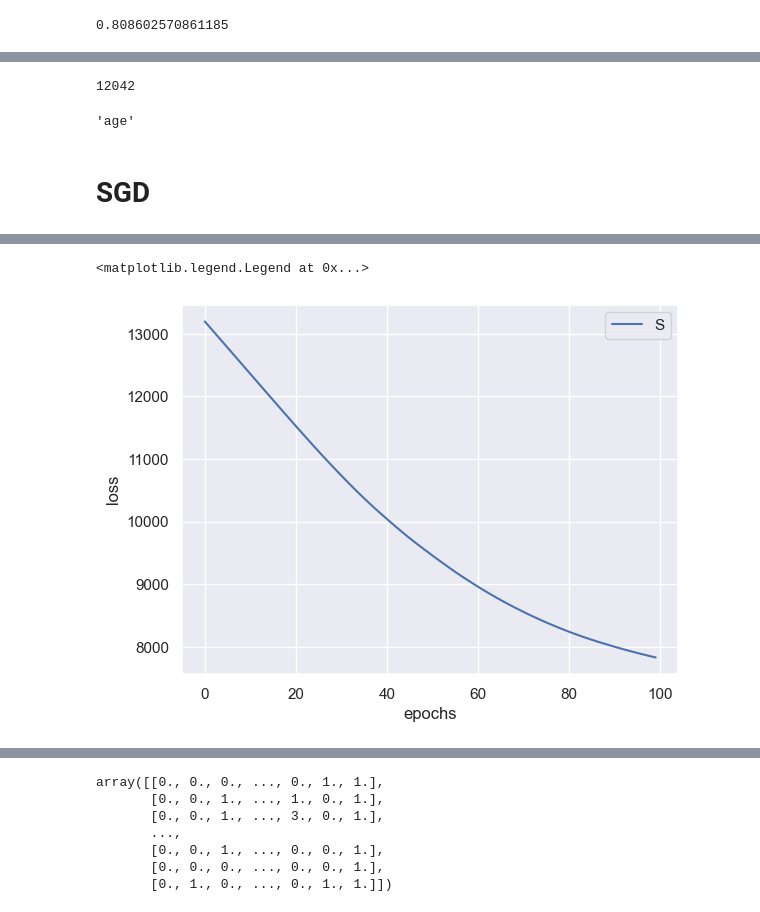
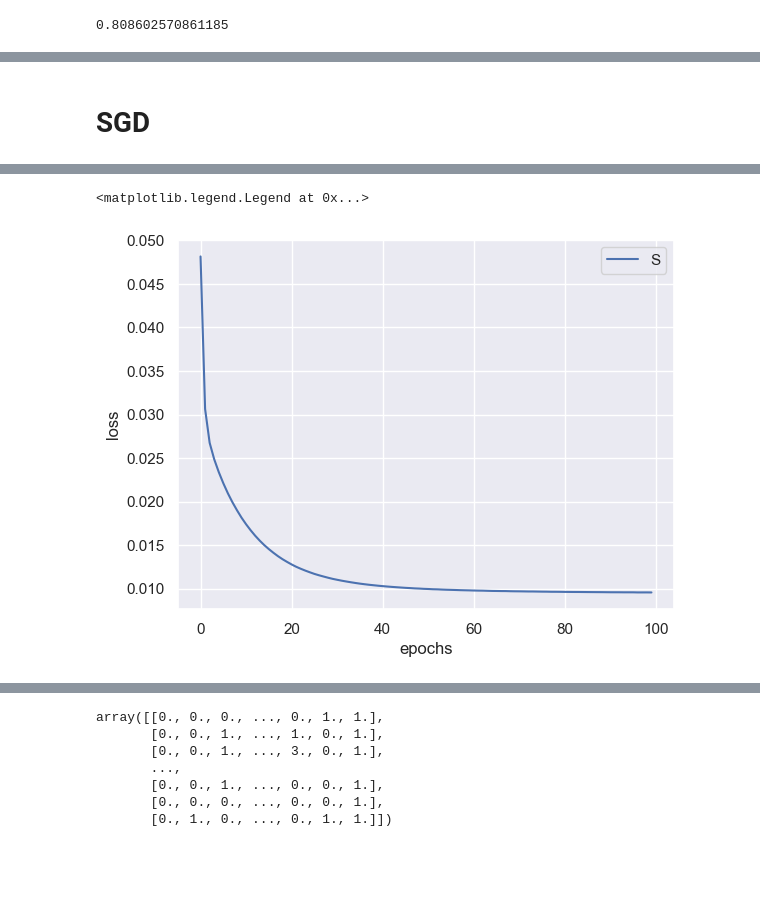
Before and after one commit to Ayushrawat-cmd/STPI-internship, a Jupyter notebook: model1.ipynb, the cells around one changed output, grey strips where cells are left out. Saved outputs shown, nothing was run; the diff lists cells and outputs as text; code cells hidden in the pictures; blank space fills up the shorter version.

```diff
--- a/model1.ipynb
+++ b/model1.ipynb
@@ -87,4 +91,4 @@ X.size
 Train test split
 # %%
 from sklearn.model_selection import train_test_split
-x_train, x_test,y_train,y_test = train_test_split(X,Y, test_size=0.20, random_state=1)
+x_train, x_test,y_train,y_test = train_test_split(scaled_x,scaled_y, test_size=0.20, random_state=1)
@@ -96,4 +94,0 @@ sc = preprocessing.StandardScaler()
-# %%
-sc.fit(x_train)
-x_train = sc.transform(x_train)
-x_test = sc.transform(x_test)
@@ -121,7 +94,0 @@ model = LinearRegression()
-# %%
-from sklearn.preprocessing import PolynomialFeatures
-poly = PolynomialFeatures(degree=3)
-poly_x_train = poly.fit_transform(x_train)
-poly_x_test = poly.fit_transform(x_test)
-# %%
-model.fit(poly_x_train ,y_train)
@@ -231,11 +134,3 @@ plt.plot(np.unique(X[col]), np.poly1d(np.polyfit(X[col], Y, 1))(np.unique(X[col]
-# %%
-X.size
-# %% [output]
-12042
-# %%
-X.columns[0]
-# %% [output]
-'age'
 # %% [markdown]
 # SGD
 # %%
@@ -254,15 +148,15 @@ from tensorflow.keras.losses import mse
 # Use the required optimizer to compile the model
 
 model = Sequential()
-model.add(Dense(1))
+model.add(Dense(1,activation = 'linear'))
 
 print("Printing behins here: ----------------")
-model.compile(optimizer=tf.keras.optimizers.SGD(learning_rate=0.001,momentum=0.0,
-    nesterov=False,),loss=tf.keras.losses.mean_absolute_error)
+model.compile(optimizer=tf.keras.optimizers.SGD(learning_rate=0.01,momentum=0.0,
+    nesterov=False,),loss=tf.keras.losses.mse)
 train = model.fit(x_train,y_train,epochs=100)
 
 #loss over time
-plt.plot(train.history['loss'],label='loss')
+plt.plot(train.history['loss'], label='loss')
 plt.xlabel('epochs')
 plt.ylabel('loss')
 plt.legend('SGD')
@@ -288,2 +182,2 @@ Epoch 100/100
 <matplotlib.legend.Legend at 0x...>
-[figure, old version]
+[figure, new version]
```
Also changed, not shown: parts of 54 cells of this notebook, 4 other files.
